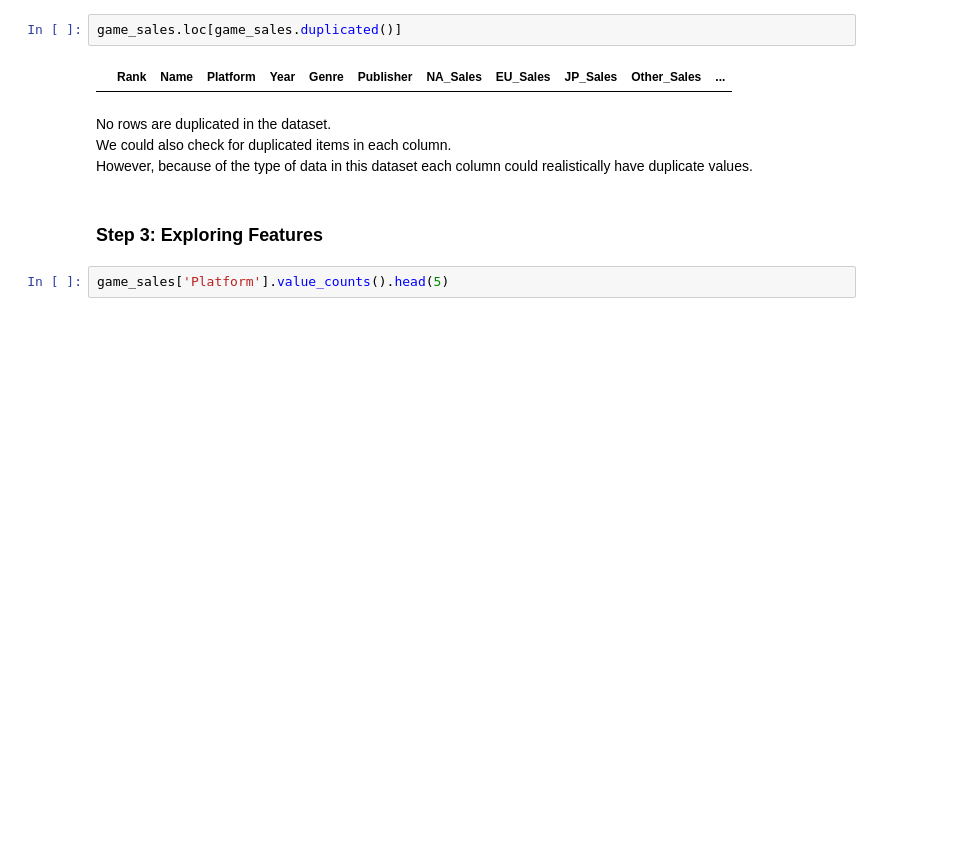
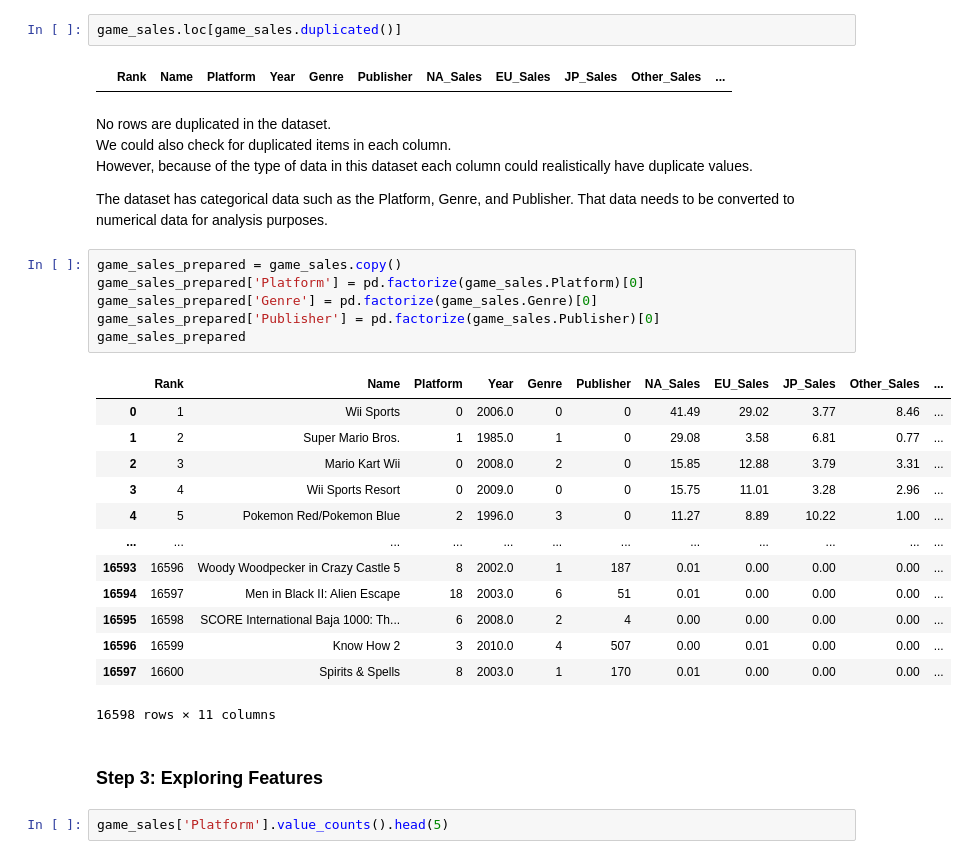
Before and after one commit to nstanfield/Video-Game-Sales-Analysis, a Jupyter notebook: Game_Sales_Analysis.ipynb, the cells around one changed output. Drawn from its saved outputs; the diff is of its cells as text; blank space fills up the shorter version.

```diff
--- a/Game_Sales_Analysis.ipynb
+++ b/Game_Sales_Analysis.ipynb
@@ -118,6 +120,28 @@ game_sales.loc[game_sales.duplicated()]
 No rows are duplicated in the dataset.
 <br>We could also check for duplicated items in each column.
 <br>However, because of the type of data in this dataset each column could realistically have duplicate values.
+
+The dataset has categorical data such as the Platform, Genre, and Publisher. That data needs to be converted to numerical data for analysis purposes.
+# %%
+game_sales_prepared = game_sales.copy()
+game_sales_prepared['Platform'] = pd.factorize(game_sales.Platform)[0]
+game_sales_prepared['Genre'] = pd.factorize(game_sales.Genre)[0]
+game_sales_prepared['Publisher'] = pd.factorize(game_sales.Publisher)[0]
+game_sales_prepared
+# %% [output]
+|  | Rank | Name | Platform | Year | Genre | Publisher | NA_Sales | EU_Sales | JP_Sales | Other_Sales | ... |
+| 0 | 1 | Wii Sports | 0 | 2006.0 | 0 | 0 | 41.49 | 29.02 | 3.77 | 8.46 | ... |
+| 1 | 2 | Super Mario Bros. | 1 | 1985.0 | 1 | 0 | 29.08 | 3.58 | 6.81 | 0.77 | ... |
+| 2 | 3 | Mario Kart Wii | 0 | 2008.0 | 2 | 0 | 15.85 | 12.88 | 3.79 | 3.31 | ... |
+| 3 | 4 | Wii Sports Resort | 0 | 2009.0 | 0 | 0 | 15.75 | 11.01 | 3.28 | 2.96 | ... |
+| 4 | 5 | Pokemon Red/Pokemon Blue | 2 | 1996.0 | 3 | 0 | 11.27 | 8.89 | 10.22 | 1.00 | ... |
+| ... | ... | ... | ... | ... | ... | ... | ... | ... | ... | ... | ... |
+| 16593 | 16596 | Woody Woodpecker in Crazy Castle 5 | 8 | 2002.0 | 1 | 187 | 0.01 | 0.00 | 0.00 | 0.00 | ... |
+| 16594 | 16597 | Men in Black II: Alien Escape | 18 | 2003.0 | 6 | 51 | 0.01 | 0.00 | 0.00 | 0.00 | ... |
+| 16595 | 16598 | SCORE International Baja 1000: Th... | 6 | 2008.0 | 2 | 4 | 0.00 | 0.00 | 0.00 | 0.00 | ... |
+| 16596 | 16599 | Know How 2 | 3 | 2010.0 | 4 | 507 | 0.00 | 0.01 | 0.00 | 0.00 | ... |
+| 16597 | 16600 | Spirits & Spells | 8 | 2003.0 | 1 | 170 | 0.01 | 0.00 | 0.00 | 0.00 | ... |
+16598 rows × 11 columns
 # %% [markdown]
 ### Step 3: Exploring Features
 # %%
```
Also changed, not shown: parts of 11 cells of this notebook.
